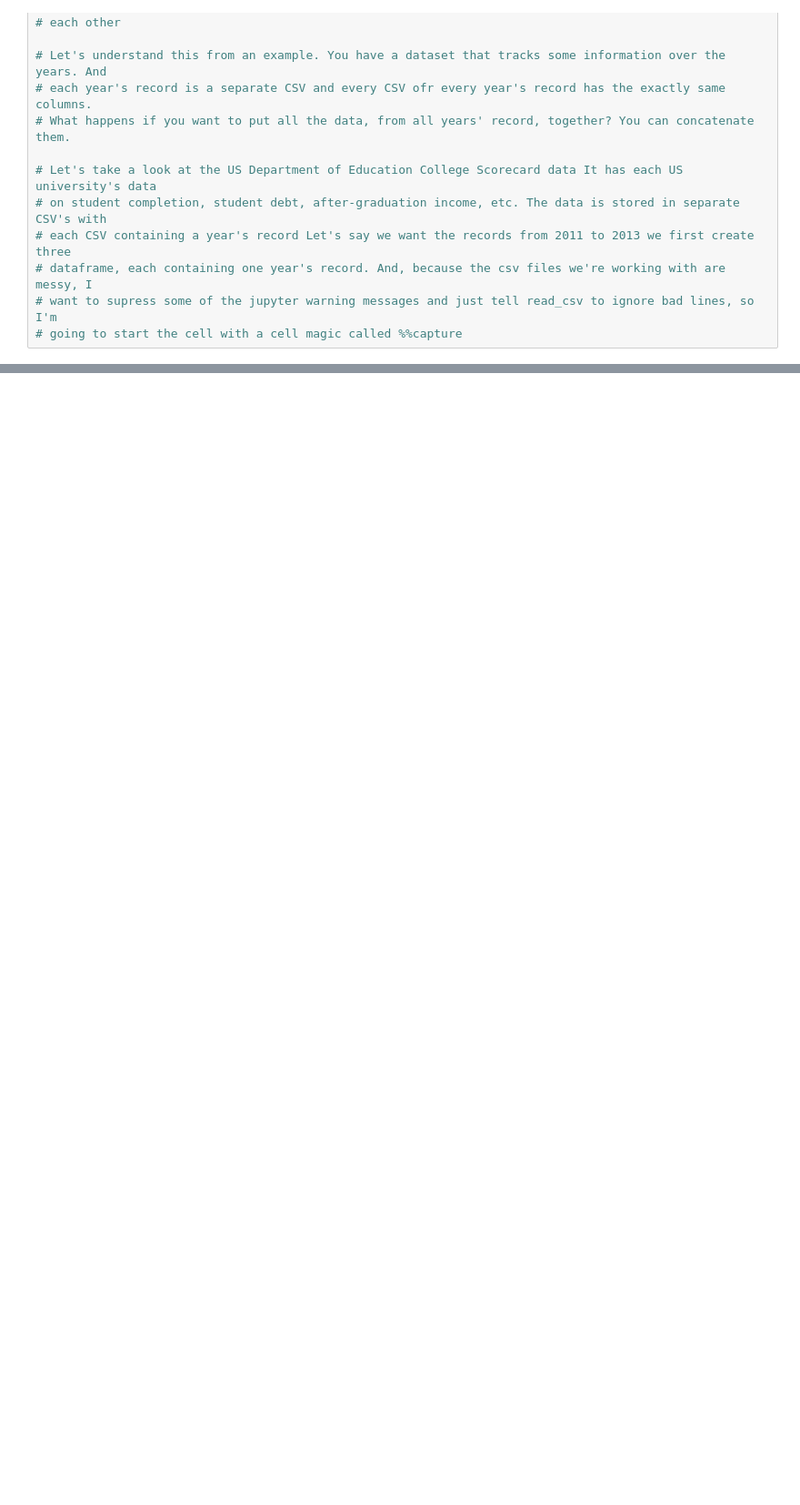
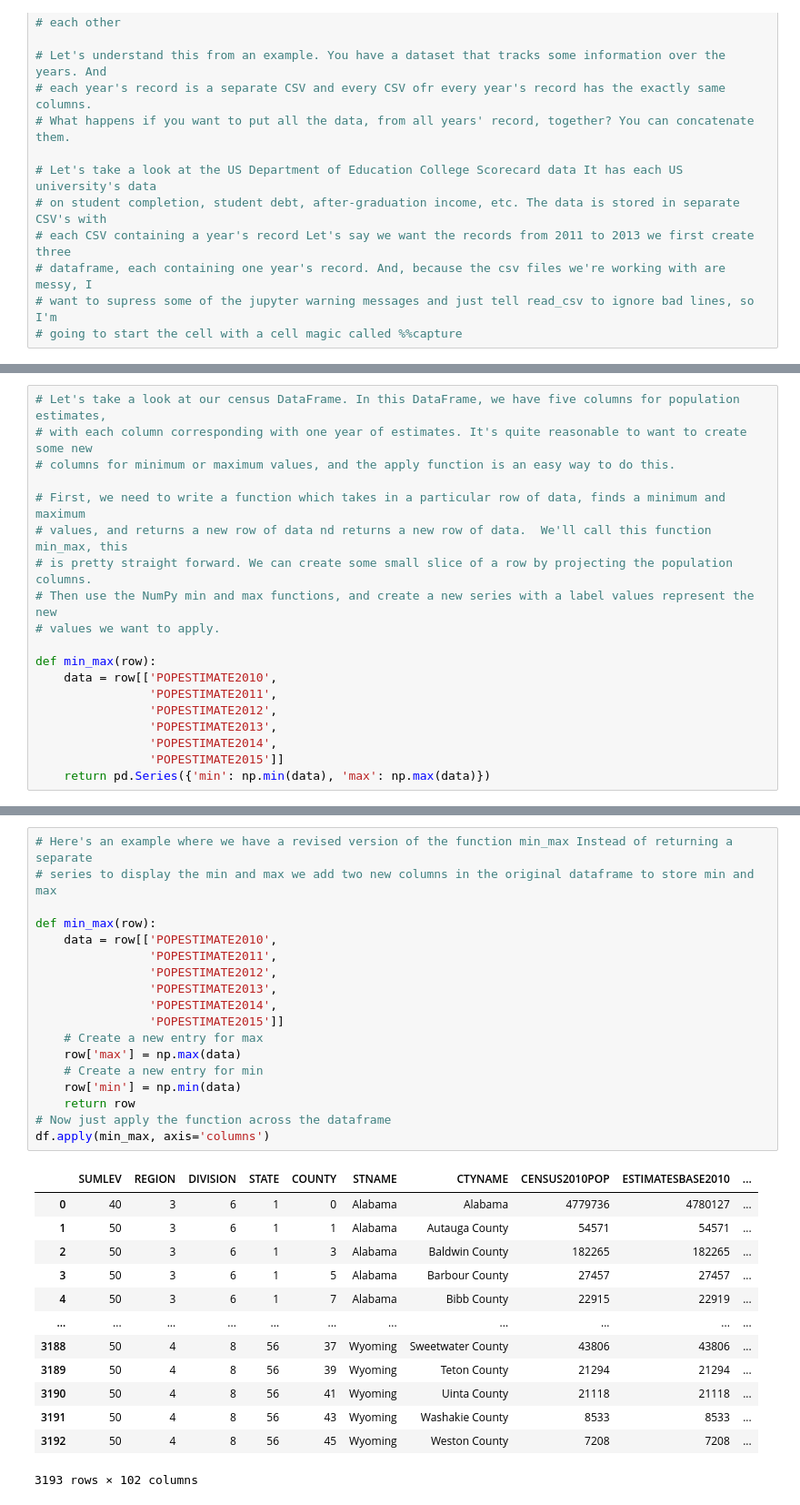
Before and after one commit to ruslanmasinjila/Applied_Data_Science_With_Python, a Jupyter notebook: 1. Introduction to Data Science in Python/week3/week3.ipynb, the cells around one changed output, grey strips where cells are left out. Shown at 91% size. Saved outputs shown, nothing was run; the diff lists cells and outputs as text; blank space fills up the shorter version.

```diff
--- a/1. Introduction to Data Science in Python/week3/week3.ipynb
+++ b/1. Introduction to Data Science in Python/week3/week3.ipynb
@@ -218,0 +381,19 @@ pd.merge(staff_df, student_df, how='inner', on=['First Name','Last Name'])
+# %%
+# Let's take a look at our census DataFrame. In this DataFrame, we have five columns for population estimates,
+# with each column corresponding with one year of estimates. It's quite reasonable to want to create some new
+# columns for minimum or maximum values, and the apply function is an easy way to do this.
+
+# First, we need to write a function which takes in a particular row of data, finds a minimum and maximum
+# values, and returns a new row of data nd returns a new row of data.  We'll call this function min_max, this
+# is pretty straight forward. We can create some small slice of a row by projecting the population columns.
+# Then use the NumPy min and max functions, and create a new series with a label values represent the new
+# values we want to apply.
+
+def min_max(row):
+    data = row[['POPESTIMATE2010',
+                'POPESTIMATE2011',
+                'POPESTIMATE2012',
+                'POPESTIMATE2013',
+                'POPESTIMATE2014',
+                'POPESTIMATE2015']]
+    return pd.Series({'min': np.min(data), 'max': np.max(data)})
@@ -218,0 +428,32 @@ pd.merge(staff_df, student_df, how='inner', on=['First Name','Last Name'])
+# %%
+# Here's an example where we have a revised version of the function min_max Instead of returning a separate
+# series to display the min and max we add two new columns in the original dataframe to store min and max
+
+def min_max(row):
+    data = row[['POPESTIMATE2010',
+                'POPESTIMATE2011',
+                'POPESTIMATE2012',
+                'POPESTIMATE2013',
+                'POPESTIMATE2014',
+                'POPESTIMATE2015']]
+    # Create a new entry for max
+    row['max'] = np.max(data)
+    # Create a new entry for min
+    row['min'] = np.min(data)
+    return row
+# Now just apply the function across the dataframe
+df.apply(min_max, axis='columns')
+# %% [output]
+|  | SUMLEV | REGION | DIVISION | STATE | COUNTY | STNAME | CTYNAME | CENSUS2010POP | ESTIMATESBASE2010 | ... |
+| 0 | 40 | 3 | 6 | 1 | 0 | Alabama | Alabama | 4779736 | 4780127 | ... |
+| 1 | 50 | 3 | 6 | 1 | 1 | Alabama | Autauga County | 54571 | 54571 | ... |
+| 2 | 50 | 3 | 6 | 1 | 3 | Alabama | Baldwin County | 182265 | 182265 | ... |
+| 3 | 50 | 3 | 6 | 1 | 5 | Alabama | Barbour County | 27457 | 27457 | ... |
+| 4 | 50 | 3 | 6 | 1 | 7 | Alabama | Bibb County | 22915 | 22919 | ... |
+| ... | ... | ... | ... | ... | ... | ... | ... | ... | ... | ... |
+| 3188 | 50 | 4 | 8 | 56 | 37 | Wyoming | Sweetwater County | 43806 | 43806 | ... |
+| 3189 | 50 | 4 | 8 | 56 | 39 | Wyoming | Teton County | 21294 | 21294 | ... |
+| 3190 | 50 | 4 | 8 | 56 | 41 | Wyoming | Uinta County | 21118 | 21118 | ... |
+| 3191 | 50 | 4 | 8 | 56 | 43 | Wyoming | Washakie County | 8533 | 8533 | ... |
+| 3192 | 50 | 4 | 8 | 56 | 45 | Wyoming | Weston County | 7208 | 7208 | ... |
+3193 rows × 102 columns
```
Also changed, not shown: parts of 21 cells of this notebook, 1 other file.
